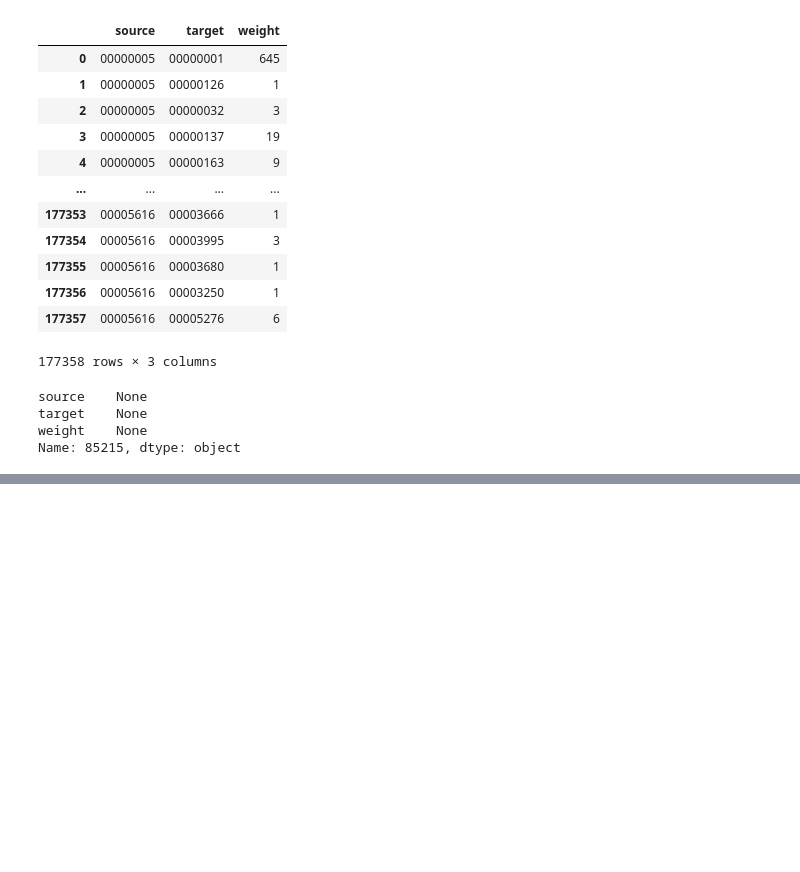
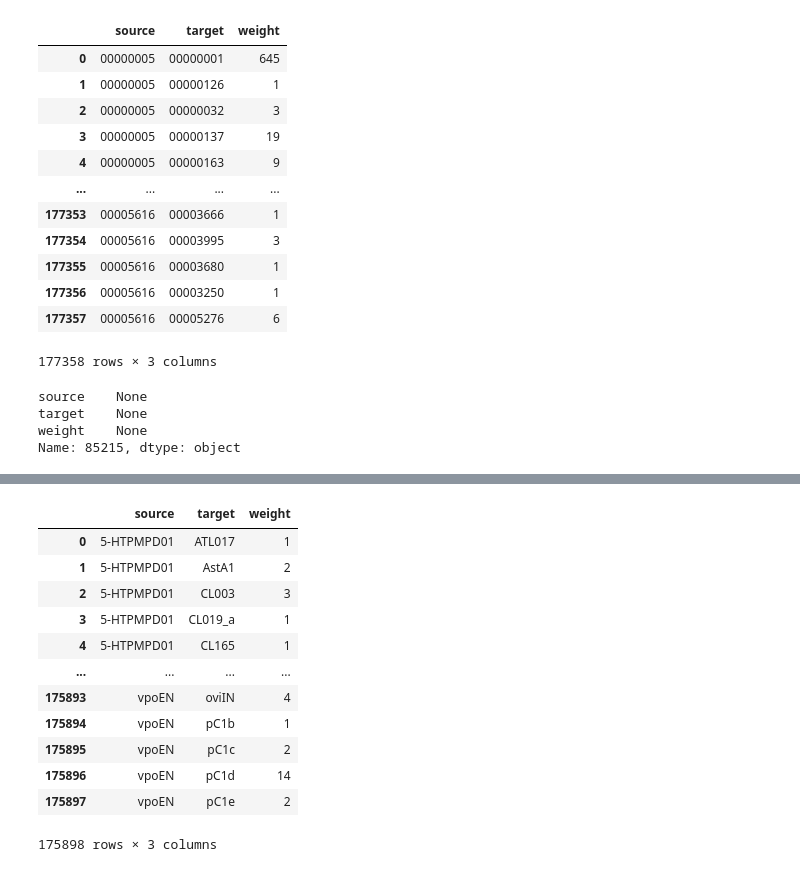
Before and after one commit to RhessaWL/flybrain-clustering, a Jupyter notebook: oviIN_celltype/oviIN_combined/creating_network.ipynb, the cells around one changed output, grey strips where cells are left out. Drawn from its saved outputs; the diff is of its cells as text; code cells hidden in the pictures; blank space fills up the shorter version.

```diff
--- a/oviIN_celltype/oviIN_combined/creating_network.ipynb
+++ b/oviIN_celltype/oviIN_combined/creating_network.ipynb
@@ -476,0 +504,17 @@ import numpy as np
+# %%
+oviIN_type_connectome_undirected = connectome_to_undirected(oviIN_type_connectome)
+oviIN_type_connectome_undirected
+# %% [output]
+|  | source | target | weight |
+| 0 | 5-HTPMPD01 | ATL017 | 1 |
+| 1 | 5-HTPMPD01 | AstA1 | 2 |
+| 2 | 5-HTPMPD01 | CL003 | 3 |
+| 3 | 5-HTPMPD01 | CL019_a | 1 |
+| 4 | 5-HTPMPD01 | CL165 | 1 |
+| ... | ... | ... | ... |
+| 175893 | vpoEN | oviIN | 4 |
+| 175894 | vpoEN | pC1b | 1 |
+| 175895 | vpoEN | pC1c | 2 |
+| 175896 | vpoEN | pC1d | 14 |
+| 175897 | vpoEN | pC1e | 2 |
+175898 rows × 3 columns
```
Also changed, not shown: parts of 5 cells of this notebook, 7 other files.
